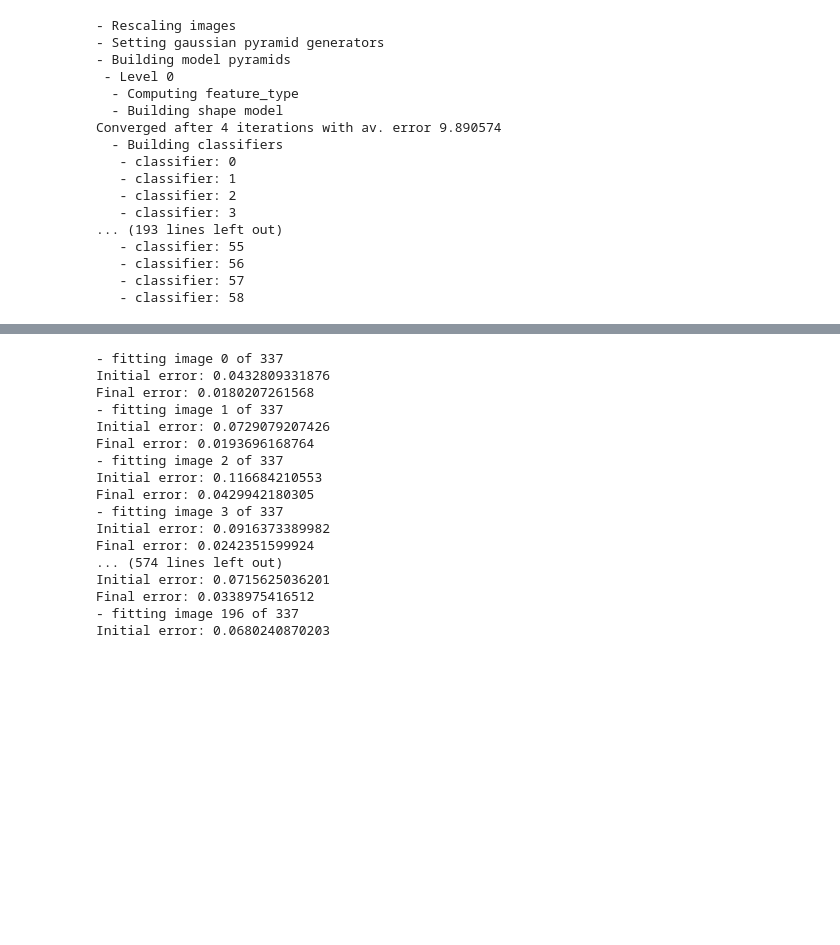
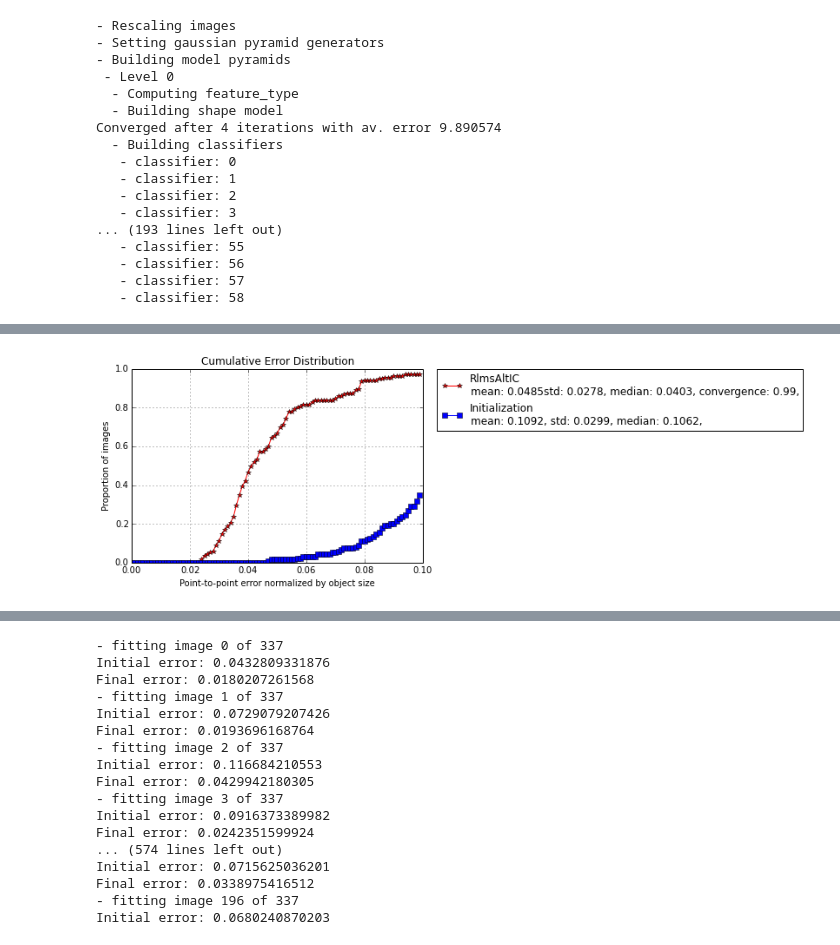
Before and after one commit to jalabort/scrap2, a Jupyter notebook: notebooks/pybug.clm/AAMs-CLMs.ipynb, the cells around one changed output, grey strips where cells are left out. Cells and saved outputs as stored; diff of their text form; code cells hidden in the pictures; blank space fills up the shorter version.

```diff
--- a/notebooks/pybug.clm/AAMs-CLMs.ipynb
+++ b/notebooks/pybug.clm/AAMs-CLMs.ipynb
@@ -166,0 +256,15 @@ asam_fittings.plot_cumulative_error_dist(color_list=['r', 'b'], marker_list=['*'
+# %%
+import pybug.io as pio
+from pybug.landmark import labeller, ibug_68_points, ibug_68_trimesh
+
+test_images = []
+# load landmarked imarges
+for i in pio.import_images('/data/PhD/DataBases/ibug/*.jpg'):
+    i.crop_to_landmarks_proportion(0.4)
+    if i.n_channels == 3:
+        test_images.append(i.as_greyscale(mode='luminosity'))
+    else:
+        test_images.append(i)
+# %%
+# fit test images
+asam_fittings = asam_fitter.fit_images(test_images, group='PTS', noise_std=0.02, max_iters=50)
@@ -166,0 +289,5 @@ asam_fittings.plot_cumulative_error_dist(color_list=['r', 'b'], marker_list=['*'
+# %%
+%matplotlib inline
+asam_fittings.plot_cumulative_error_dist(color_list=['r', 'b'], marker_list=['*', 's'])
+# %% [output]
+[figure, added]
```
Also changed, not shown: parts of 28 cells of this notebook, 1 other file.
